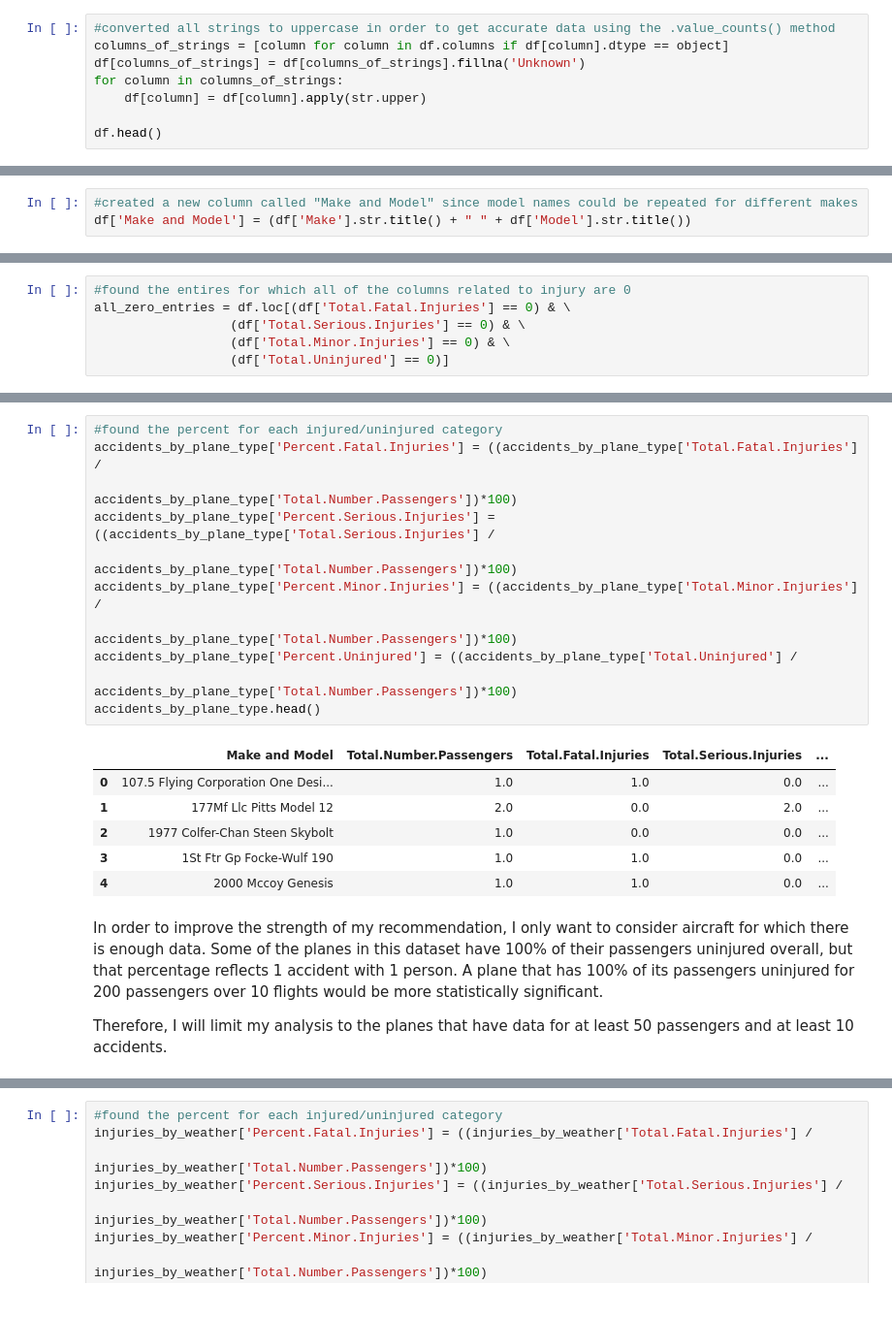
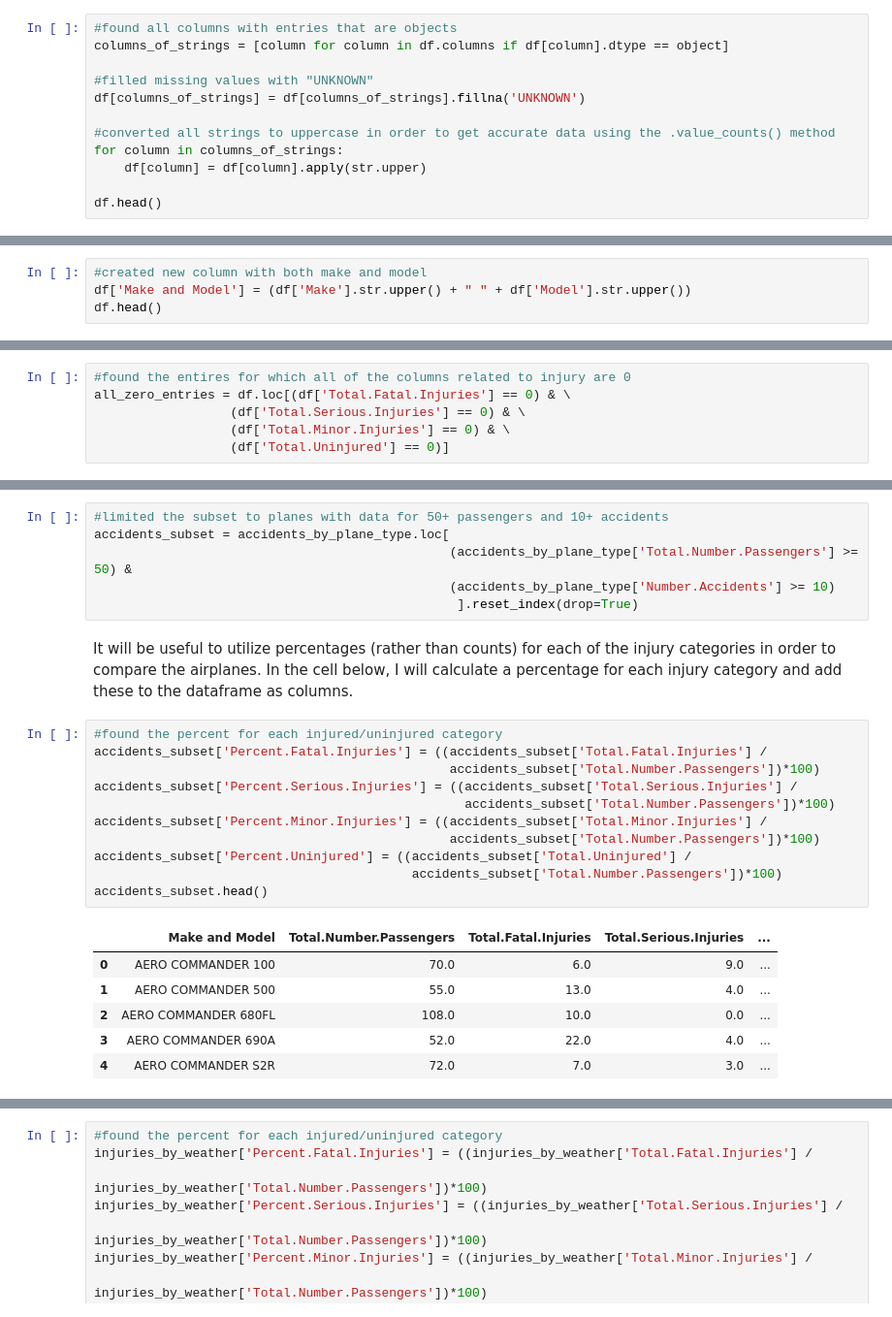
Before and after one commit to ccsurratt/dsc-phase-1-project-v3, a Jupyter notebook: student.ipynb, the cells around one changed output, grey strips where cells are left out. Shown at 97% size. Cells and saved outputs as stored; diff of their text form.

```diff
--- a/student.ipynb
+++ b/student.ipynb
@@ -195,9 +267,13 @@ Name: Aircraft.Category, dtype: int64
 #converted the dates to datetimes instead of objects
 df['Event.Date'] = pd.to_datetime(df['Event.Date'])
 # %%
+#found all columns with entries that are objects
+columns_of_strings = [column for column in df.columns if df[column].dtype == object]
+
+#filled missing values with "UNKNOWN"
+df[columns_of_strings] = df[columns_of_strings].fillna('UNKNOWN')
+
 #converted all strings to uppercase in order to get accurate data using the .value_counts() method
-columns_of_strings = [column for column in df.columns if df[column].dtype == object]
-df[columns_of_strings] = df[columns_of_strings].fillna('Unknown')
 for column in columns_of_strings:
     df[column] = df[column].apply(str.upper)
 
@@ -234,0 +290,4 @@ Although there is still some missing information in our dataset (number of engin
+# %%
+#created new column with both make and model
+df['Make and Model'] = (df['Make'].str.upper() + " " + df['Model'].str.upper())
+df.head()
@@ -244,3 +302,0 @@ most_common_makes.plot(kind='barh', \
-# %%
-#created a new column called "Make and Model" since model names could be repeated for different makes
-df['Make and Model'] = (df['Make'].str.title() + " " + df['Model'].str.title())
@@ -421,22 +619,26 @@ accidents_by_plane_type.head()
+# %%
+#limited the subset to planes with data for 50+ passengers and 10+ accidents
+accidents_subset = accidents_by_plane_type.loc[
+                                               (accidents_by_plane_type['Total.Number.Passengers'] >= 50) &
+                                               (accidents_by_plane_type['Number.Accidents'] >= 10)
+                                                ].reset_index(drop=True)
+# %% [markdown]
+It will be useful to utilize percentages (rather than counts) for each of the injury categories in order to compare the airplanes. In the cell below, I will calculate a percentage for each injury category and add these to the dataframe as columns.
 # %%
 #found the percent for each injured/uninjured category
-accidents_by_plane_type['Percent.Fatal.Injuries'] = ((accidents_by_plane_type['Total.Fatal.Injuries'] /
-                                                      accidents_by_plane_type['Total.Number.Passengers'])*100)
-accidents_by_plane_type['Percent.Serious.Injuries'] = ((accidents_by_plane_type['Total.Serious.Injuries'] /
-                                                        accidents_by_plane_type['Total.Number.Passengers'])*100)
-accidents_by_plane_type['Percent.Minor.Injuries'] = ((accidents_by_plane_type['Total.Minor.Injuries'] /
-                                                      accidents_by_plane_type['Total.Number.Passengers'])*100)
-accidents_by_plane_type['Percent.Uninjured'] = ((accidents_by_plane_type['Total.Uninjured'] /
-                                                 accidents_by_plane_type['Total.Number.Passengers'])*100)
-accidents_by_plane_type.head()
+accidents_subset['Percent.Fatal.Injuries'] = ((accidents_subset['Total.Fatal.Injuries'] /
+                                               accidents_subset['Total.Number.Passengers'])*100)
+accidents_subset['Percent.Serious.Injuries'] = ((accidents_subset['Total.Serious.Injuries'] /
+                                                 accidents_subset['Total.Number.Passengers'])*100)
+accidents_subset['Percent.Minor.Injuries'] = ((accidents_subset['Total.Minor.Injuries'] /
+                                               accidents_subset['Total.Number.Passengers'])*100)
+accidents_subset['Percent.Uninjured'] = ((accidents_subset['Total.Uninjured'] /
+                                          accidents_subset['Total.Number.Passengers'])*100)
+accidents_subset.head()
 # %% [output]
 |  | Make and Model | Total.Number.Passengers | Total.Fatal.Injuries | Total.Serious.Injuries | ... |
-| 0 | 107.5 Flying Corporation One Desi... | 1.0 | 1.0 | 0.0 | ... |
-| 1 | 177Mf Llc Pitts Model 12 | 2.0 | 0.0 | 2.0 | ... |
-| 2 | 1977 Colfer-Chan Steen Skybolt | 1.0 | 0.0 | 0.0 | ... |
-| 3 | 1St Ftr Gp Focke-Wulf 190 | 1.0 | 1.0 | 0.0 | ... |
-| 4 | 2000 Mccoy Genesis | 1.0 | 1.0 | 0.0 | ... |
+| 0 | AERO COMMANDER 100 | 70.0 | 6.0 | 9.0 | ... |
+| 1 | AERO COMMANDER 500 | 55.0 | 13.0 | 4.0 | ... |
+| 2 | AERO COMMANDER 680FL | 108.0 | 10.0 | 0.0 | ... |
+| 3 | AERO COMMANDER 690A | 52.0 | 22.0 | 4.0 | ... |
+| 4 | AERO COMMANDER S2R | 72.0 | 7.0 | 3.0 | ... |
-# %% [markdown]
-In order to improve the strength of my recommendation, I only want to consider aircraft for which there is enough data. Some of the planes in this dataset have 100% of their passengers uninjured overall, but that percentage reflects 1 accident with 1 person. A plane that has 100% of its passengers uninjured for 200 passengers over 10 flights would be more statistically significant.
-
-Therefore, I will limit my analysis to the planes that have data for at least 50 passengers and at least 10 accidents.
```
Also changed, not shown: parts of 131 cells of this notebook.
